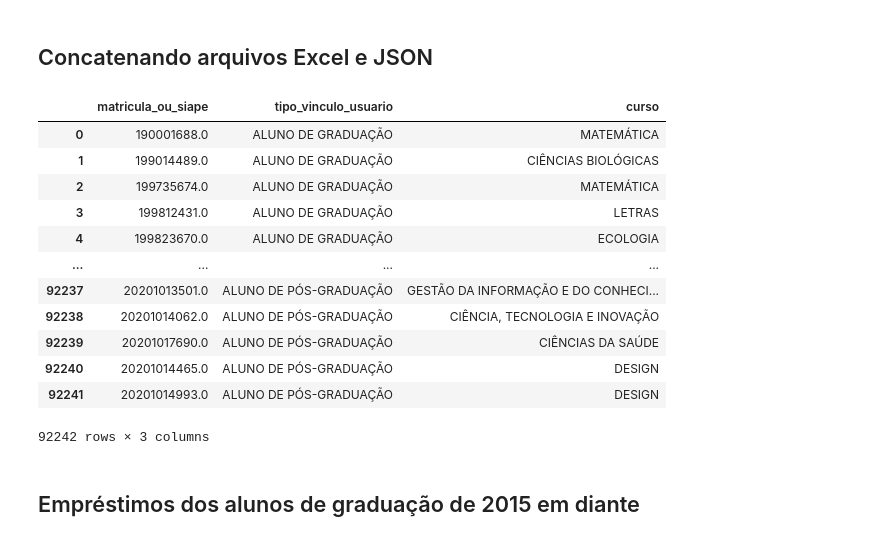
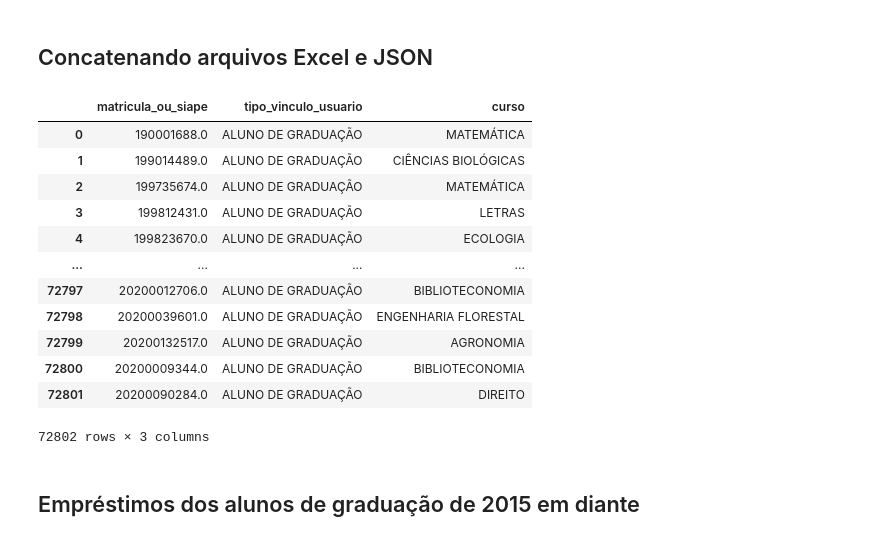
Before and after one commit to FranciscoFoz/7_Days_of_Code_Alura-Python-Pandas, a Jupyter notebook: Dia_6_Novos_dados_novas_analises/Dia_6_Novos_dados_novas_analises.ipynb, the cells around one changed output. Drawn from its saved outputs; the diff is of its cells as text; code cells hidden in the pictures.

```diff
--- a/Dia_6_Novos_dados_novas_analises/Dia_6_Novos_dados_novas_analises.ipynb
+++ b/Dia_6_Novos_dados_novas_analises/Dia_6_Novos_dados_novas_analises.ipynb
@@ -874,5 +874,4 @@ cadastro_usuarios_json
 | 0 | GRADUACAO | [{"matricula_ou_siape": "20090290... |
 | 1 | POSGRADUACAO | [{"matricula_ou_siape": "20081121... |
 # %%
-cadastro_usuarios_graduacao = pd.read_json(cadastro_usuarios_json.registros[0])
-cadastro_usuarios_pos_graduacao = pd.read_json(cadastro_usuarios_json.registros[1])
+cadastro_usuarios_graduacao_json = pd.read_json(cadastro_usuarios_json.registros[0])
@@ -941,5 +907,5 @@ memory usage: 1.9+ MB
 # %% [markdown]
 ### Modificando tipo de dado da matricula
 # %%
-cadastro_usuarios_json.matricula_ou_siape = cadastro_usuarios_json.matricula_ou_siape.astype('float')
-cadastro_usuarios_json.matricula_ou_siape = cadastro_usuarios_json.matricula_ou_siape.astype('string')
+cadastro_usuarios_graduacao_json.matricula_ou_siape = cadastro_usuarios_graduacao_json.matricula_ou_siape.astype('float')
+cadastro_usuarios_graduacao_json.matricula_ou_siape = cadastro_usuarios_graduacao_json.matricula_ou_siape.astype('string')
@@ -962,22 +925,22 @@ cadastro_usuarios_json
 # %% [markdown]
 ## Concatenando arquivos Excel e JSON
 # %%
-cadastro_usuarios_cursos = pd.concat([cadastro_usuarios_excel,cadastro_usuarios_json],ignore_index=True)
+cadastro_usuarios_cursos = pd.concat([cadastro_usuarios_excel,cadastro_usuarios_graduacao_json],ignore_index=True)
 cadastro_usuarios_cursos
 # %% [output]
 |  | matricula_ou_siape | tipo_vinculo_usuario | curso |
 | 0 | 190001688.0 | ALUNO DE GRADUAÇÃO | MATEMÁTICA |
 | 1 | 199014489.0 | ALUNO DE GRADUAÇÃO | CIÊNCIAS BIOLÓGICAS |
 | 2 | 199735674.0 | ALUNO DE GRADUAÇÃO | MATEMÁTICA |
 | 3 | 199812431.0 | ALUNO DE GRADUAÇÃO | LETRAS |
 | 4 | 199823670.0 | ALUNO DE GRADUAÇÃO | ECOLOGIA |
 | ... | ... | ... | ... |
-| 92237 | 20201013501.0 | ALUNO DE PÓS-GRADUAÇÃO | GESTÃO DA INFORMAÇÃO E DO CONHECI... |
-| 92238 | 20201014062.0 | ALUNO DE PÓS-GRADUAÇÃO | CIÊNCIA, TECNOLOGIA E INOVAÇÃO |
-| 92239 | 20201017690.0 | ALUNO DE PÓS-GRADUAÇÃO | CIÊNCIAS DA SAÚDE |
-| 92240 | 20201014465.0 | ALUNO DE PÓS-GRADUAÇÃO | DESIGN |
-| 92241 | 20201014993.0 | ALUNO DE PÓS-GRADUAÇÃO | DESIGN |
+| 72797 | 20200012706.0 | ALUNO DE GRADUAÇÃO | BIBLIOTECONOMIA |
+| 72798 | 20200039601.0 | ALUNO DE GRADUAÇÃO | ENGENHARIA FLORESTAL |
+| 72799 | 20200132517.0 | ALUNO DE GRADUAÇÃO | AGRONOMIA |
+| 72800 | 20200009344.0 | ALUNO DE GRADUAÇÃO | BIBLIOTECONOMIA |
+| 72801 | 20200090284.0 | ALUNO DE GRADUAÇÃO | DIREITO |
-92242 rows × 3 columns
+72802 rows × 3 columns
 # %% [markdown]
 ## Empréstimos dos alunos de graduação de 2015 em diante
 # %%
```
Also changed, not shown: parts of 8 cells of this notebook.
